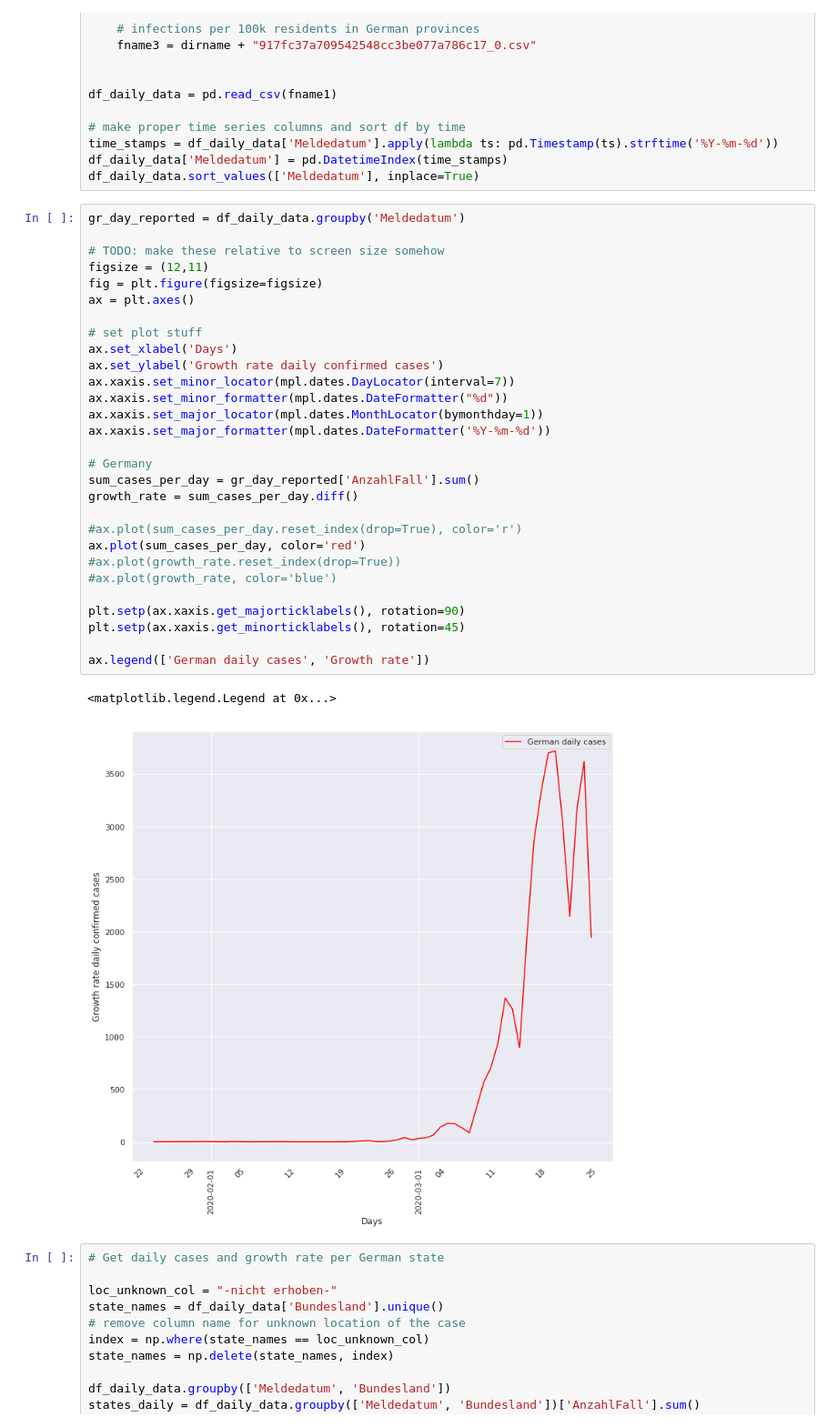
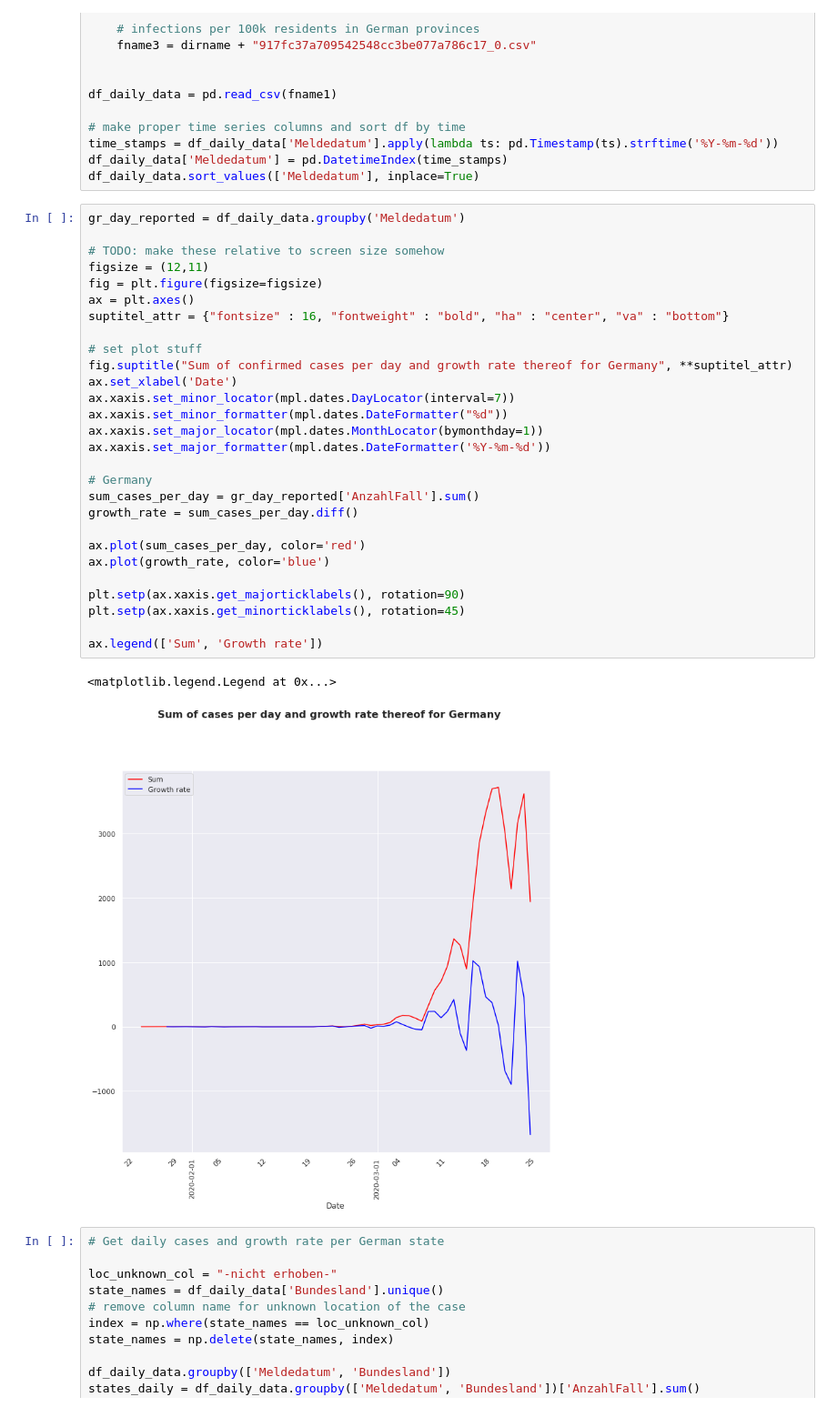
Before and after one commit to mafleischer/covid19-robert-koch-data, a Jupyter notebook: Covid19 Germany Deutschland (RKI data).ipynb, the cells around one changed output. Shown at 91% size. Saved outputs shown, nothing was run; the diff lists cells and outputs as text.

```diff
--- a/Covid19 Germany Deutschland (RKI data).ipynb
+++ b/Covid19 Germany Deutschland (RKI data).ipynb
@@ -67,35 +67,34 @@ df_daily_data.sort_values(['Meldedatum'], inplace=True)
 # %%
 gr_day_reported = df_daily_data.groupby('Meldedatum')
 
 # TODO: make these relative to screen size somehow
 figsize = (12,11)
 fig = plt.figure(figsize=figsize)
 ax = plt.axes()
+suptitel_attr = {"fontsize" : 16, "fontweight" : "bold", "ha" : "center", "va" : "bottom"}
 
 # set plot stuff
-ax.set_xlabel('Days')
-ax.set_ylabel('Growth rate daily confirmed cases')
+fig.suptitle("Sum of confirmed cases per day and growth rate thereof for Germany", **suptitel_attr)
+ax.set_xlabel('Date')
 ax.xaxis.set_minor_locator(mpl.dates.DayLocator(interval=7))
 ax.xaxis.set_minor_formatter(mpl.dates.DateFormatter("%d"))
 ax.xaxis.set_major_locator(mpl.dates.MonthLocator(bymonthday=1))
 ax.xaxis.set_major_formatter(mpl.dates.DateFormatter('%Y-%m-%d'))
 
 # Germany
 sum_cases_per_day = gr_day_reported['AnzahlFall'].sum()
 growth_rate = sum_cases_per_day.diff()
 
-#ax.plot(sum_cases_per_day.reset_index(drop=True), color='r')
 ax.plot(sum_cases_per_day, color='red')
-#ax.plot(growth_rate.reset_index(drop=True))
-#ax.plot(growth_rate, color='blue')
+ax.plot(growth_rate, color='blue')
 
 plt.setp(ax.xaxis.get_majorticklabels(), rotation=90)
 plt.setp(ax.xaxis.get_minorticklabels(), rotation=45)
 
-ax.legend(['German daily cases', 'Growth rate'])
+ax.legend(['Sum', 'Growth rate'])
 # %% [output]
 <matplotlib.legend.Legend at 0x...>
-[figure, old version]
+[figure, new version]
 # %%
 # Get daily cases and growth rate per German state
 
```
Also changed, not shown: parts of 3 cells of this notebook.
